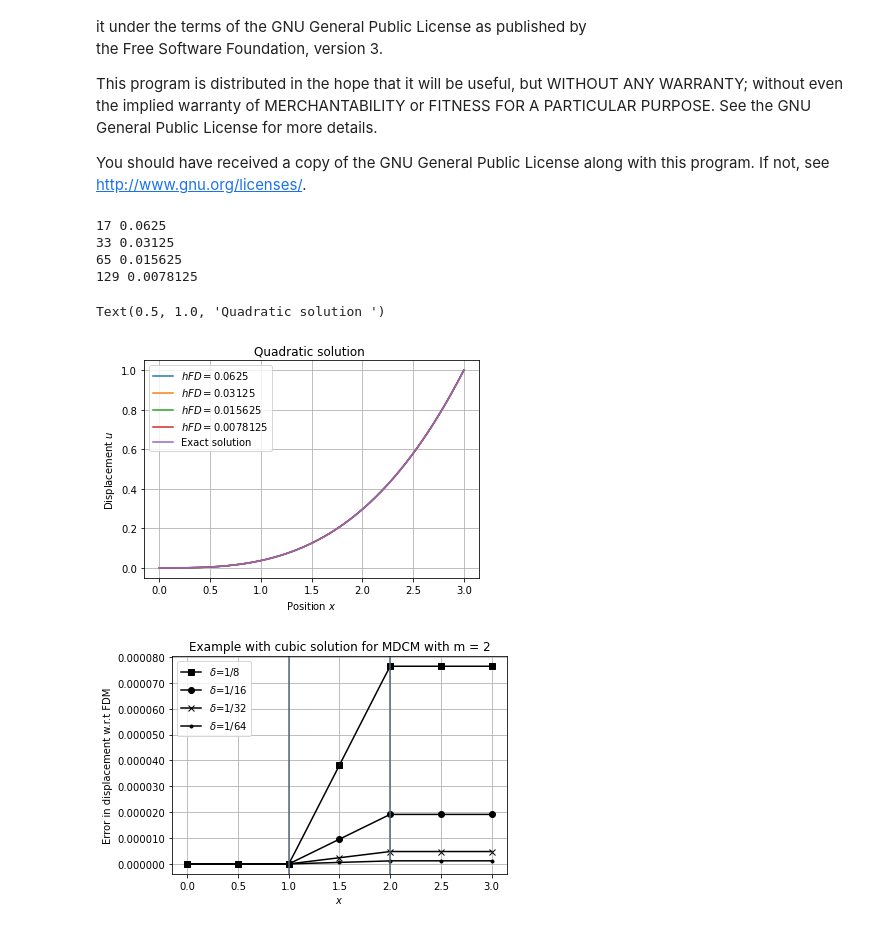
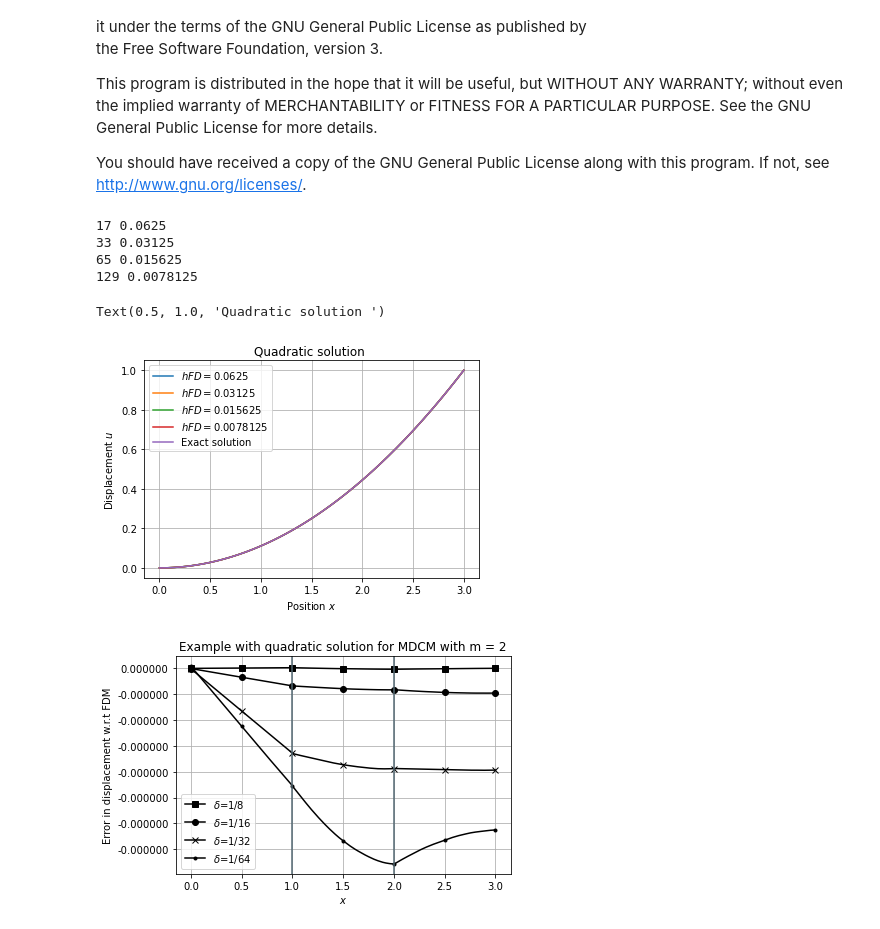
Before and after one commit to diehlpk/reusommer21, a Jupyter notebook: Coupling-MDCM-Neumann.ipynb, the cells around one changed output. Drawn from its saved outputs; the diff is of its cells as text; code cells hidden in the pictures.

Commit message:
Update the forces for the Neumann plots

```diff
--- a/Coupling-MDCM-Neumann.ipynb
+++ b/Coupling-MDCM-Neumann.ipynb
@@ -20,7 +20,7 @@ import matplotlib.pyplot as plt
 import sys
 from matplotlib.ticker import FormatStrFormatter
 # %%
-example = "Cubic"
+example = "Quadratic"
 save_results = True
 has_condition = True
 g = -1
@@ -33,11 +33,11 @@ con = []
 def exactSolution(x):
 
     if example == "Cubic":
-        return x * x * x
+        return 2/9 * x * x * x
     elif example == "Quartic":
-        return x * x * x * x
+        return x * x * x * x / 81
     elif example == "Quadratic":
-        return x * x
+        return 1/9 *x * x
     elif example == "Linear":
         return x
     elif example == "Linear-cubic":
@@ -62,14 +62,14 @@ def f(x):
     global g
 
     if example == "Cubic":
-        g = 27
-        return -6*x
+        g = 6/9*3*3
+        return -12/9*x
     elif example == "Quartic":
-        g = 108
-        return -12 * x*x
+        g = 4/81 * 3 * 3 * 3
+        return -12/81 * x*x
     elif example == "Quadratic":
-        g = 6
-        return -2
+        g = 6/9
+        return -2/9
     elif example == "Linear":
         g = 1
         return 0
@@ -257,32 +258,32 @@ def compute(i):
 # %%
 uCoupled = []
 uLocal = []
 xLocal = []
 max_iteration = 8
 
 for i in range(4,max_iteration):
     u , uFD , x = compute(i)
     uCoupled.append(u)
     uLocal.append(uFD)
     xLocal.append(x)
 
 n = np.power(2,int(max_iteration))
 h = 1./n
 
 x = np.arange(0,3+h,h)
-plt.plot(x,exactSolution(x)/exactSolution(x[len(x)-1]),label="Exact solution")#
+plt.plot(x,exactSolution(x),label="Exact solution")#
 plt.legend()
 plt.xlabel(r"Position $x$")
 plt.ylabel(r"Displacement $u$")
 plt.title(r"Quadratic solution ")
 #plt.savefig("coupling-vhm-"+str(example)+"-dirchelt.pdf")
 # %% [output]
 17 0.0625
 33 0.03125
 65 0.015625
 129 0.0078125
 Text(0.5, 1.0, 'Quadratic solution ')
-[figure, old version]
+[figure, new version]
 # %%
 plt.clf()
 markers = ['s','o','x','.']
@@ -306,4 +307,4 @@ plt.savefig("MDCM-"+str(example)+"-n-error.pdf",bbox_inches='tight')
 if has_condition :
     np.savetxt("con_mdcm_n.csv", con, delimiter=",")
 # %% [output]
-[figure, old version]
+[figure, new version]
```
Also changed, not shown: parts of 1 cell of this notebook, 6 other files.
